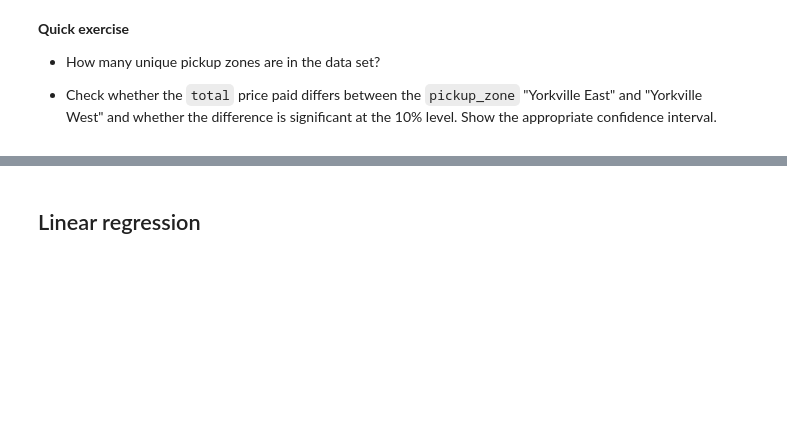
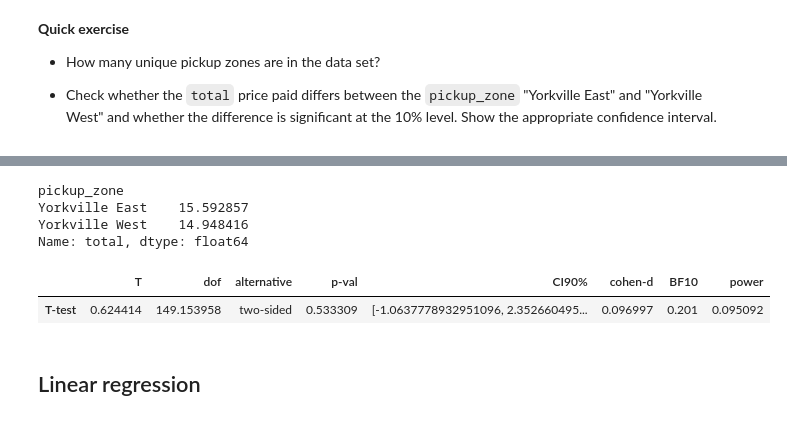
Before and after one commit to Segtanof/pyfin, a Jupyter notebook: 08_Regressions.ipynb, the cells around one changed output, grey strips where cells are left out. Cells and saved outputs as stored; diff of their text form; code cells hidden in the pictures; blank space fills up the shorter version.

```diff
--- a/08_Regressions.ipynb
+++ b/08_Regressions.ipynb
@@ -86,3 +173,16 @@ The result shows that the mean of the yellow taxis is statistically significantl
+# %%
+pol = ["Yorkville West", "Yorkville East"]
+data.query("pickup_zone in @pol").groupby("pickup_zone")["total"].mean()
+# %% [output]
+pickup_zone
+Yorkville East    15.592857
+Yorkville West    14.948416
+Name: total, dtype: float64
+# %%
+pg.ttest(yet, ywt, confidence=.9)
+# %% [output]
+|  | T | dof | alternative | p-val | CI90% | cohen-d | BF10 | power |
+| T-test | 0.624414 | 149.153958 | two-sided | 0.533309 | [-1.0637778932951096, 2.352660495... | 0.096997 | 0.201 | 0.095092 |
 # %% [markdown]
 ## Linear regression
 # %% [markdown]
```
Also changed, not shown: parts of 14 cells of this notebook.
